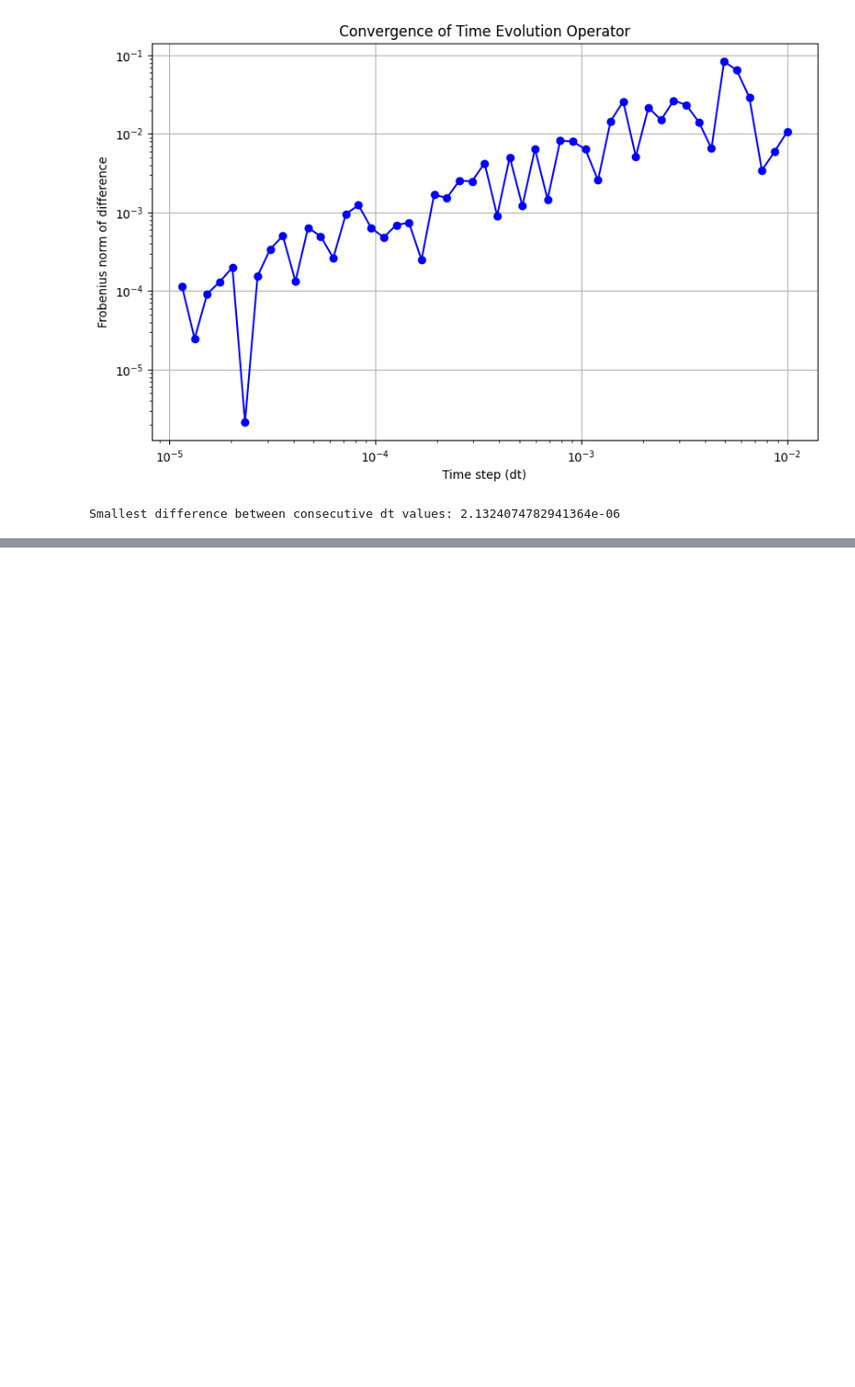
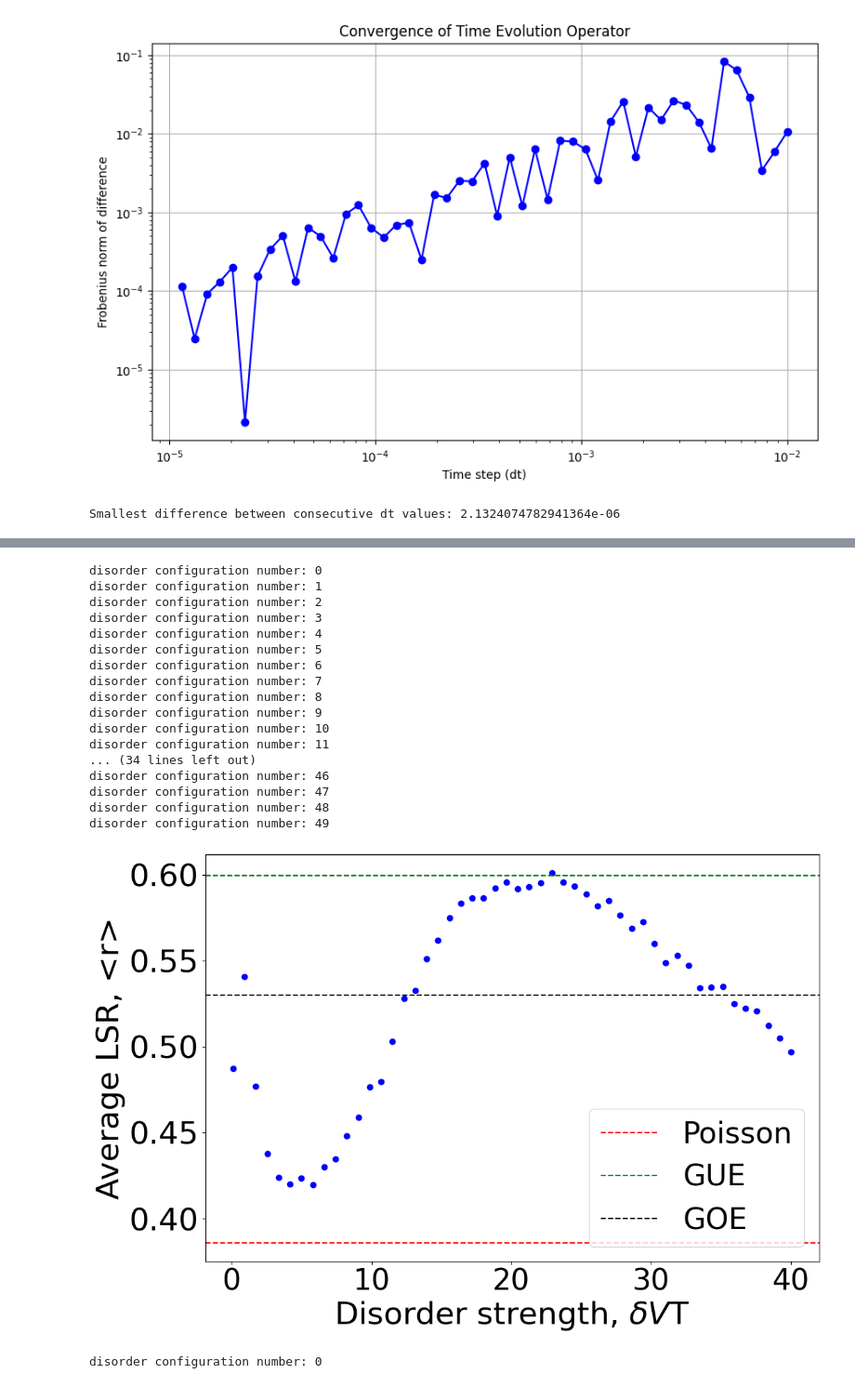
Before and after one commit to NGC2237-Clark/Topo_Loco_QCs, a Jupyter notebook: Floquet/AFAI_GPU.ipynb, the cells around one changed output, grey strips where cells are left out. Shown at 93% size. Drawn from its saved outputs; the diff is of its cells as text; code cells hidden in the pictures; blank space fills up the shorter version.

```diff
--- a/Floquet/AFAI_GPU.ipynb
+++ b/Floquet/AFAI_GPU.ipynb
@@ -816,0 +126,25 @@ tensor(2., device='cuda:0', dtype=torch.float64)
+# %%
+avg_LSR = model_afai1.avg_LSR_disorder_realisation(100, 0.1, 40, 50, 50)
+# %% [output]
+disorder configuration number: 0
+disorder configuration number: 1
+disorder configuration number: 2
+disorder configuration number: 3
+disorder configuration number: 4
+disorder configuration number: 5
+disorder configuration number: 6
+disorder configuration number: 7
+disorder configuration number: 8
+disorder configuration number: 9
+disorder configuration number: 10
+disorder configuration number: 11
+... (34 lines left out)
+disorder configuration number: 46
+disorder configuration number: 47
+disorder configuration number: 48
+disorder configuration number: 49
+[figure, added]
+# %%
+avg_LSR2 = model_afai2.avg_LSR_disorder_realisation(100, 0.1, 40, 50, 50)
+# %% [output]
+disorder configuration number: 0
```
Also changed, not shown: parts of 71 cells of this notebook, 1 other file.
